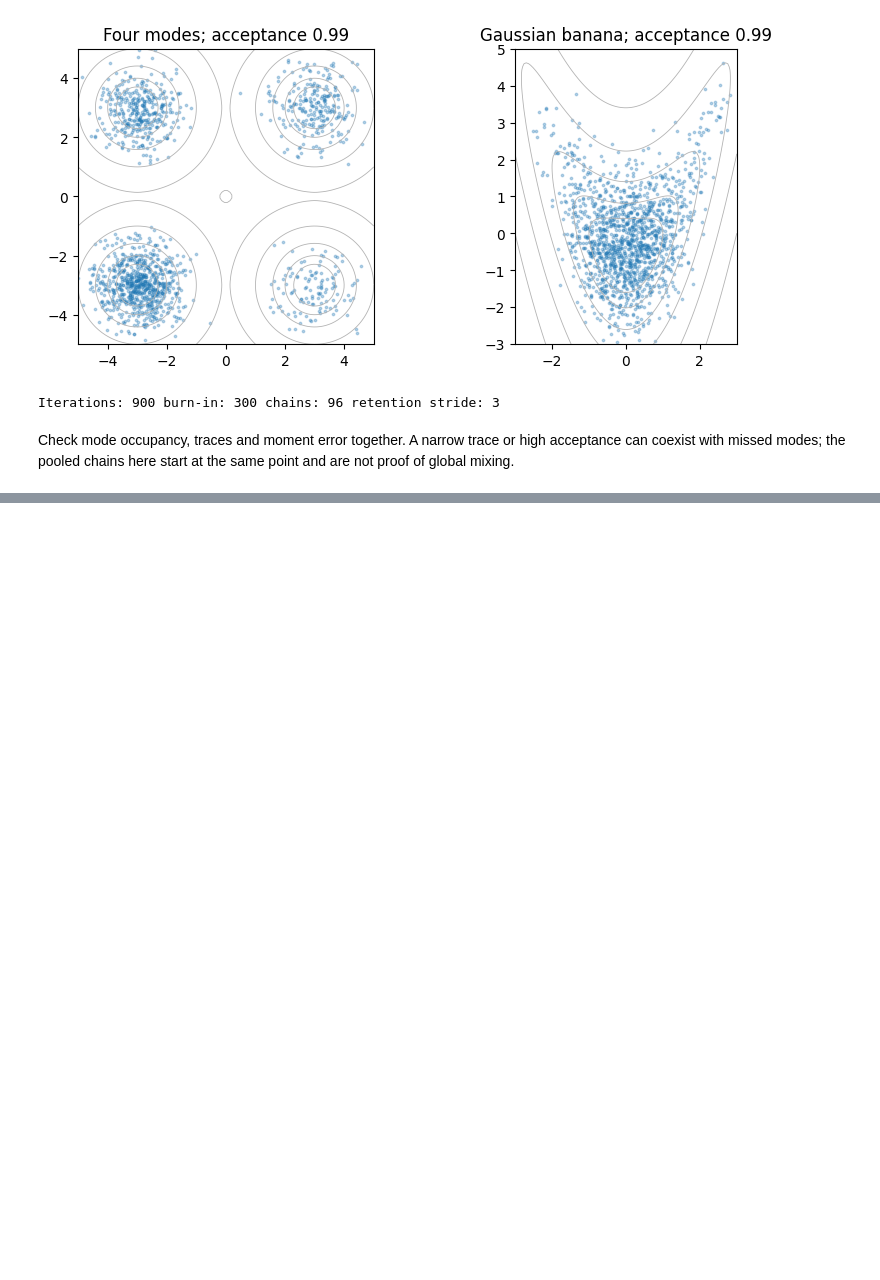
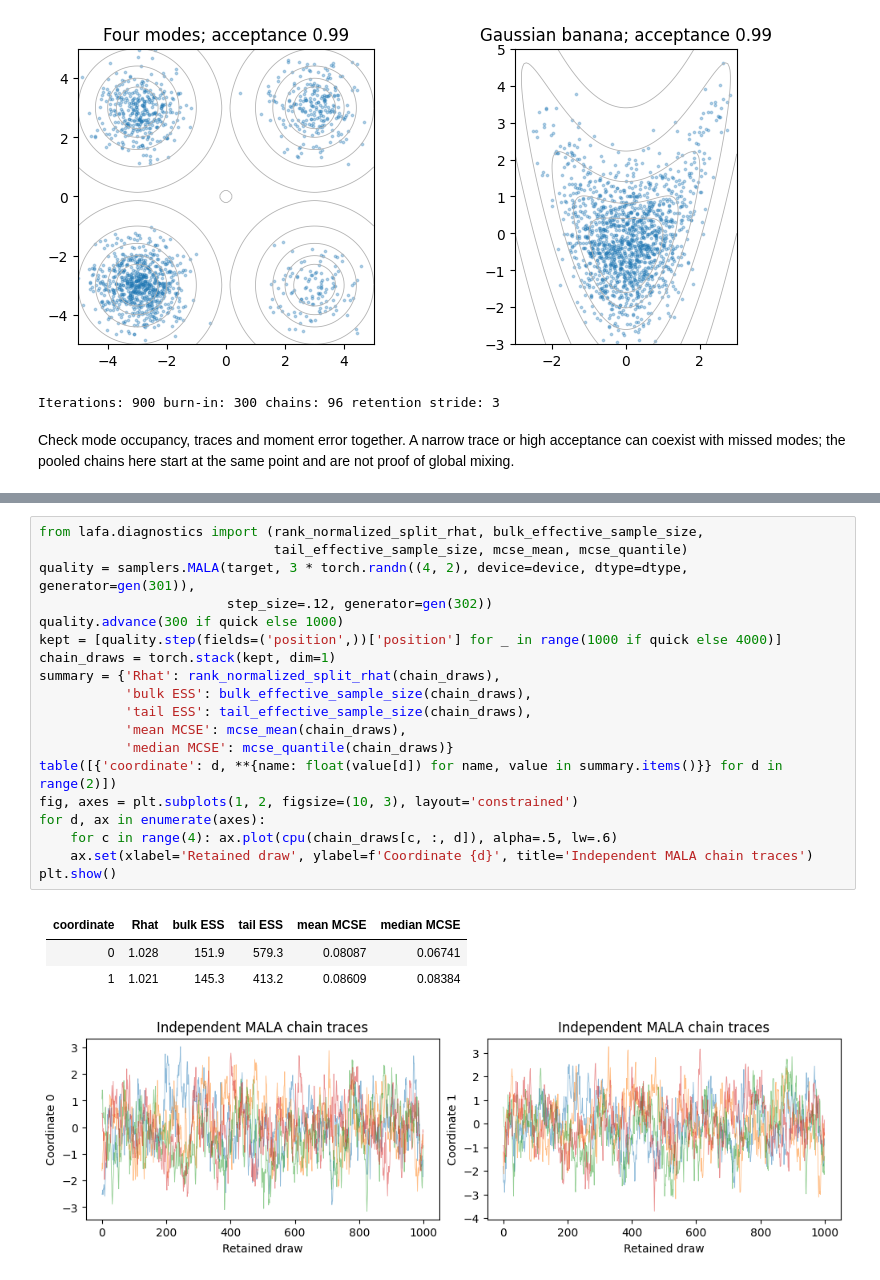
Before and after one commit to izzatum/The-Langevin-algorithms-Family, a Jupyter notebook: notebooks/01_overdamped.ipynb, the cells around one changed output, grey strips where cells are left out. Saved outputs shown, nothing was run; the diff lists cells and outputs as text; blank space fills up the shorter version.

```diff
--- a/notebooks/01_overdamped.ipynb
+++ b/notebooks/01_overdamped.ipynb
@@ -128,0 +133,25 @@ Check mode occupancy, traces and moment error together. A narrow trace or high a
+# %%
+from lafa.diagnostics import (rank_normalized_split_rhat, bulk_effective_sample_size,
+                              tail_effective_sample_size, mcse_mean, mcse_quantile)
+quality = samplers.MALA(target, 3 * torch.randn((4, 2), device=device, dtype=dtype, generator=gen(301)),
+                        step_size=.12, generator=gen(302))
+quality.advance(300 if quick else 1000)
+kept = [quality.step(fields=('position',))['position'] for _ in range(1000 if quick else 4000)]
+chain_draws = torch.stack(kept, dim=1)
+summary = {'Rhat': rank_normalized_split_rhat(chain_draws),
+           'bulk ESS': bulk_effective_sample_size(chain_draws),
+           'tail ESS': tail_effective_sample_size(chain_draws),
+           'mean MCSE': mcse_mean(chain_draws),
+           'median MCSE': mcse_quantile(chain_draws)}
+table([{'coordinate': d, **{name: float(value[d]) for name, value in summary.items()}} for d in range(2)])
+fig, axes = plt.subplots(1, 2, figsize=(10, 3), layout='constrained')
+for d, ax in enumerate(axes):
+    for c in range(4): ax.plot(cpu(chain_draws[c, :, d]), alpha=.5, lw=.6)
+    ax.set(xlabel='Retained draw', ylabel=f'Coordinate {d}', title='Independent MALA chain traces')
+plt.show()
+# %% [output]
+| coordinate | Rhat | bulk ESS | tail ESS | mean MCSE | median MCSE |
+|---|---|---|---|---|---|
+| 0 | 1.028 | 151.9 | 579.3 | 0.08087 | 0.06741 |
+| 1 | 1.021 | 145.3 | 413.2 | 0.08609 | 0.08384 |
+[figure, added]
```
Also changed, not shown: parts of 2 cells of this notebook, 13 other files.
